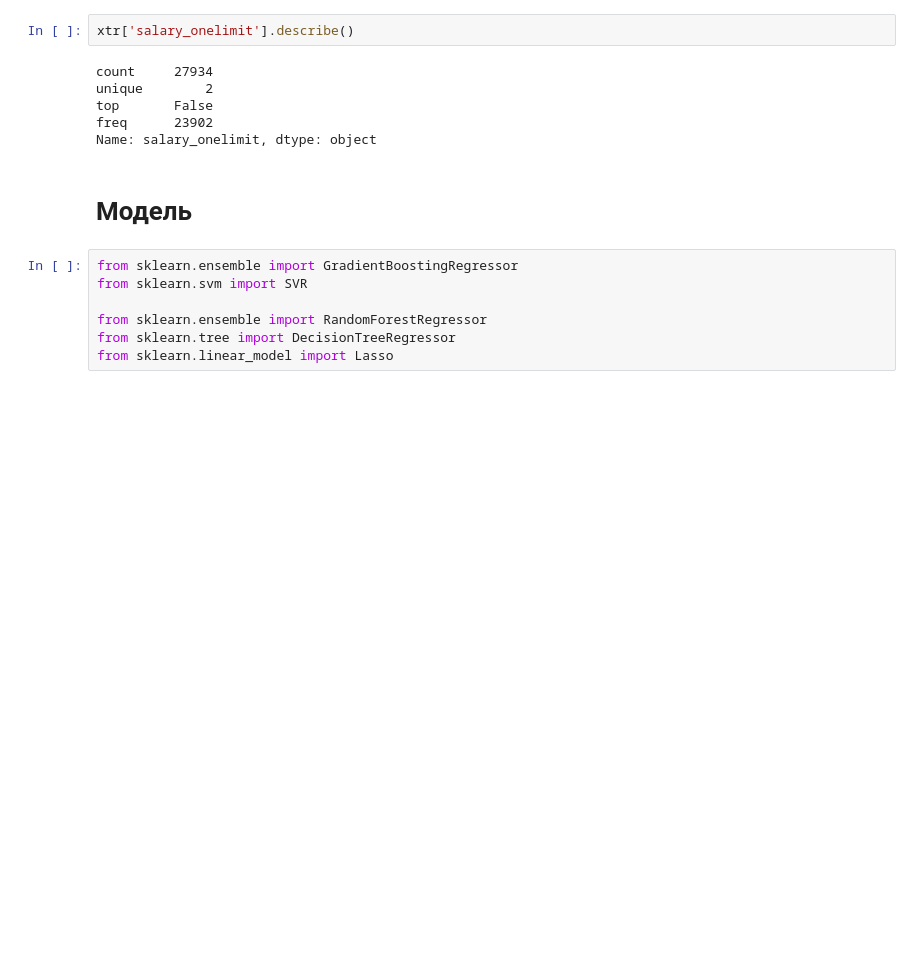
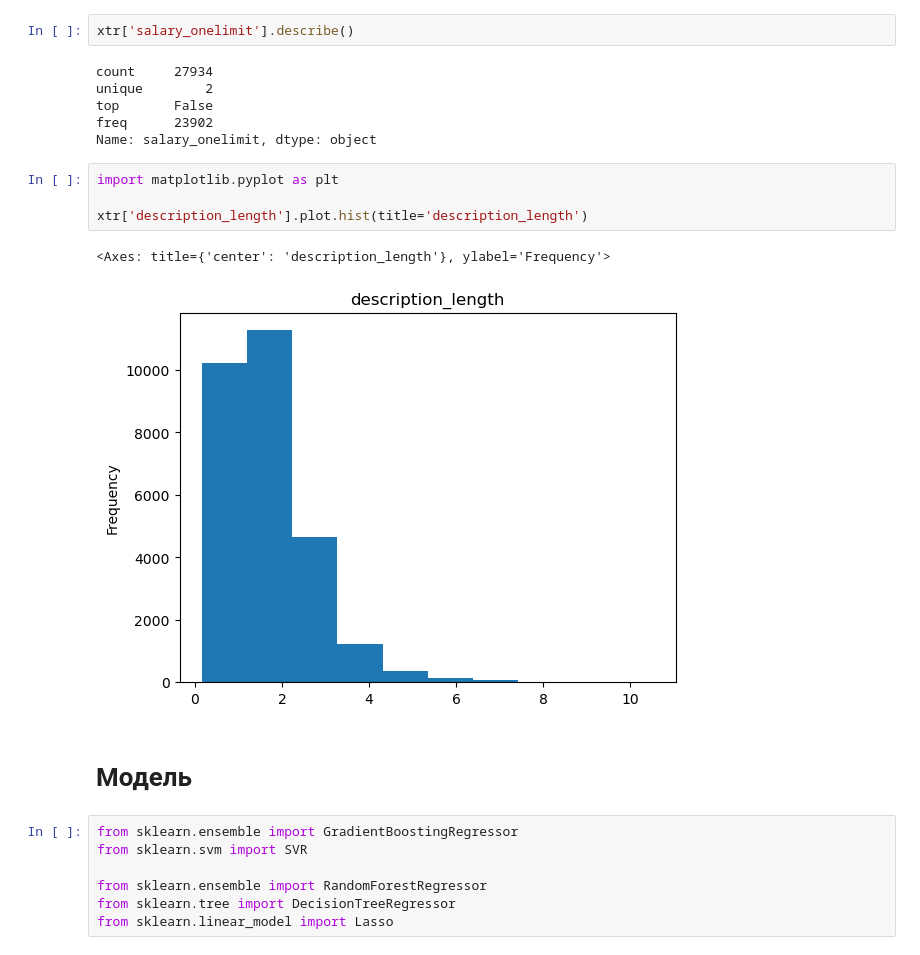
Before and after one commit to UltimateHikari/nsu-abmd-cyberhonk, a Jupyter notebook: rudometov-abmd.ipynb, the cells around one changed output. Cells and saved outputs as stored; diff of their text form; blank space fills up the shorter version.

```diff
--- a/rudometov-abmd.ipynb
+++ b/rudometov-abmd.ipynb
@@ -429,6 +434,13 @@ unique        2
 top       False
 freq      23902
 Name: salary_onelimit, dtype: object
+# %%
+import matplotlib.pyplot as plt
+
+xtr['description_length'].plot.hist(title='description_length')
+# %% [output]
+<Axes: title={'center': 'description_length'}, ylabel='Frequency'>
+[figure, added]
 # %% [markdown]
 # Модель
 # %%
```
Also changed, not shown: parts of 4 cells of this notebook.
